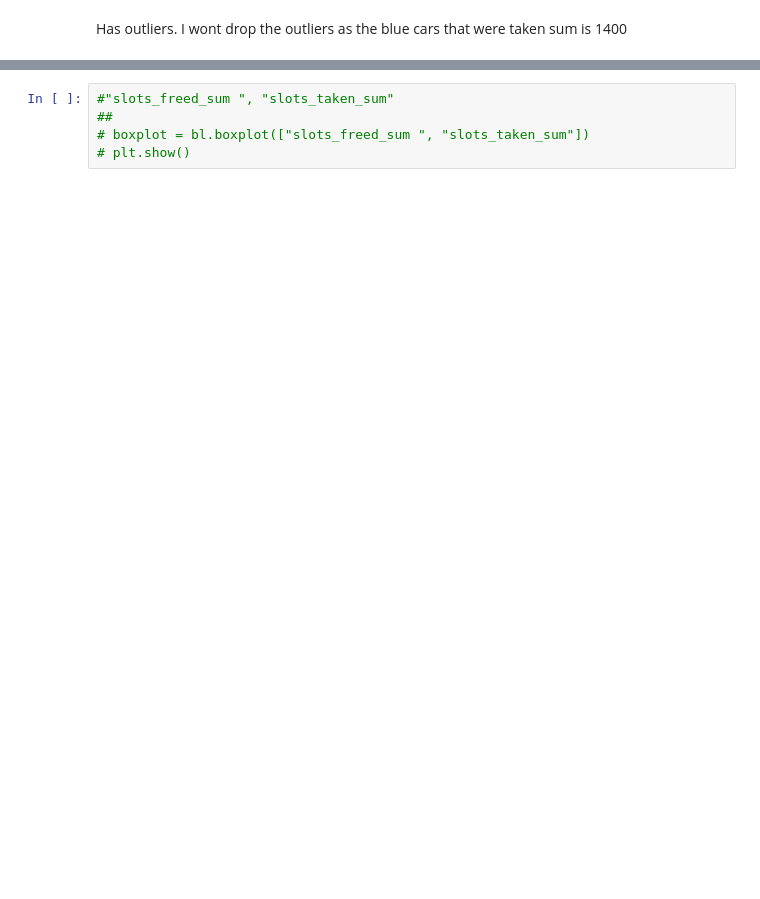
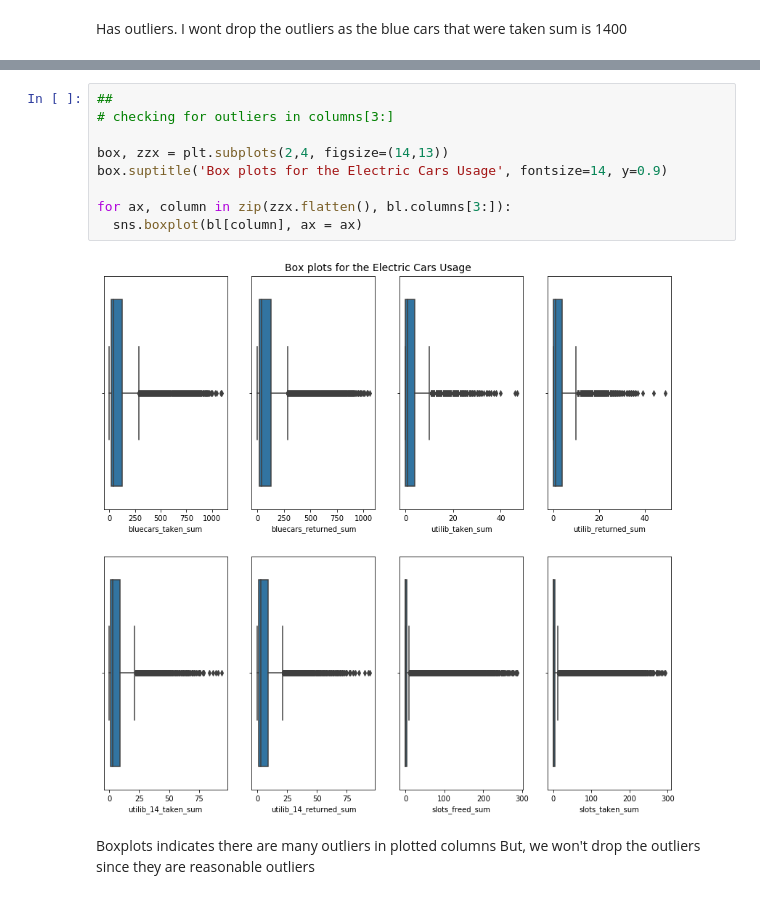
Before and after one commit to gakurujnr/Autolib-electric-car-sharing-service-company, a Jupyter notebook: Moringa_Data_Science_Core_W3_Independent_Project_2019_08_Peter_Gakuru_Python_Notebook.ipynb, the cells around one changed output, grey strips where cells are left out. Saved outputs shown, nothing was run; the diff lists cells and outputs as text; blank space fills up the shorter version.

```diff
--- a/Moringa_Data_Science_Core_W3_Independent_Project_2019_08_Peter_Gakuru_Python_Notebook.ipynb
+++ b/Moringa_Data_Science_Core_W3_Independent_Project_2019_08_Peter_Gakuru_Python_Notebook.ipynb
@@ -226,5 +300,14 @@ plt.show()
-# %%
-#"slots_freed_sum ", "slots_taken_sum"
-##
-# boxplot = bl.boxplot(["slots_freed_sum ", "slots_taken_sum"])
-# plt.show()
+# %%
+##
+# checking for outliers in columns[3:]
+
+box, zzx = plt.subplots(2,4, figsize=(14,13))
+box.suptitle('Box plots for the Electric Cars Usage', fontsize=14, y=0.9)
+
+for ax, column in zip(zzx.flatten(), bl.columns[3:]):
+  sns.boxplot(bl[column], ax = ax)
+# %% [output]
+[figure, added]
+# %% [markdown]
+Boxplots indicates there are many outliers in plotted columns
+But, we won't drop the outliers since they are reasonable outliers
```
Also changed, not shown: parts of 28 cells of this notebook.
